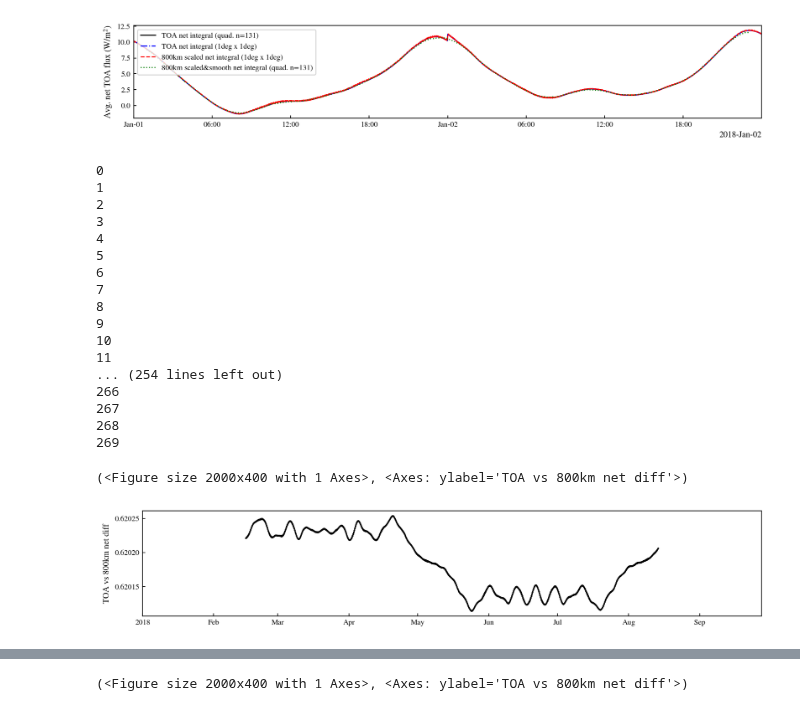
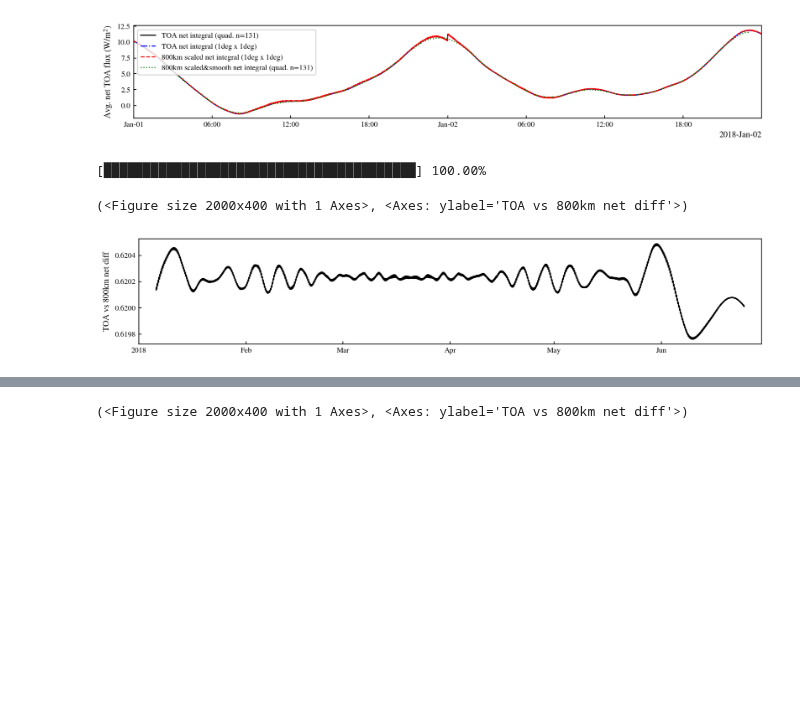
Before and after one commit to nasa-jpl/Space-Balls-MST, a Jupyter notebook: sbfinal-master/notebooks/plotting_EEI.ipynb, the cells around one changed output, grey strips where cells are left out. Cells and saved outputs as stored; diff of their text form; code cells hidden in the pictures; blank space fills up the shorter version.

```diff
--- a/sbfinal-master/notebooks/plotting_EEI.ipynb
+++ b/sbfinal-master/notebooks/plotting_EEI.ipynb
@@ -339,7 +339,7 @@ from SpaceBalls.plotter import Plotter
 from SpaceBalls.postproc_EEI_estimation import get_subdir_EEI_truth, get_true_EEI_time_series
 from SpaceBalls.radiation_fluxes_preprocessing import get_EEI_truth_daily_jd_arrays, get_mid_day_jd_array
 from SpaceBalls.sph_meshing import QuadratureGrid, get_sphere_grid, get_spherical_grid_cell_areas
-from SpaceBalls.utils import normal_smoother
+from SpaceBalls.utils import normal_smoother, progress_bar
 from scipy.integrate import lebedev_rule
 import config.constants as constants
 from SpaceBalls.paths import MEDIA_DIR
@@ -349,57 +349,41 @@ jd_array = np.concatenate(get_EEI_truth_daily_jd_arrays(EEI_name))
 Re = constants.earth_radius()
 grid = QuadratureGrid(alt_km=800, order=131)
 
-n_days = 270
+n_days = 180
 all_daily_net = [None] * n_days
 
 for i in range(n_days): # 1826
-    print(i)
+    progress_bar(i, n_days)
     day_net_map = np.load(os.path.join(MEDIA_DIR,
                                                 'true_EEI',
                                                 EEI_name,
                                                 'grid_quad_n131',
                                                 'daily_hist_net_Fr_800km_SFF_accurate',
                                                 'day_'+str(i)+'.npy'))
     all_daily_net[i] = grid.compute_surf_integral(day_net_map, average=True)
-window_days = 90
+window_days = 10
 
 full_net_alt = np.concatenate(all_daily_net)
 full_net_alt_smooth = normal_smoother(full_net_alt, jd_array, window_days, out_length_mode='same_with_nans')
 
 EEI_true_time_series = get_true_EEI_time_series(EEI_name)
 #mid_day_jd_array = get_mid_day_jd_array(EEI_name)
 window_name = '1-year'
 EEI_smooth_true = normal_smoother(EEI_true_time_series, jd_array, window_width_days=window_days,
                                 out_length_mode='same_with_nans')
 EEI_smooth_true = EEI_smooth_true[:(len(full_net_alt))]
 #EEI_smooth_true_coarse = np.interp(mid_day_jd_array, full_jd_array, EEI_smooth_true)
 
 Plotter.plot_time_series(jd_array[:(len(full_net_alt))],
                         {'diff': full_net_alt_smooth-EEI_smooth_true},
                         f_width=2.5, f_height=0.5,
                         ylabel='TOA vs 800km net diff',
                         #title=f"Error RMS: {nanrms(error)}"
                         )
 # %% [output]
-0
-1
-2
-3
-4
-5
-6
-7
-8
-9
-10
-11
-... (254 lines left out)
-266
-267
-268
-269
+[████████████████████████████████████████] 100.00%
 (<Figure size 2000x400 with 1 Axes>, <Axes: ylabel='TOA vs 800km net diff'>)
-[figure, old version]
+[figure, new version]
 # %%
 import numpy as np
 import sys, os
```
Also changed, not shown: 8 other files.
